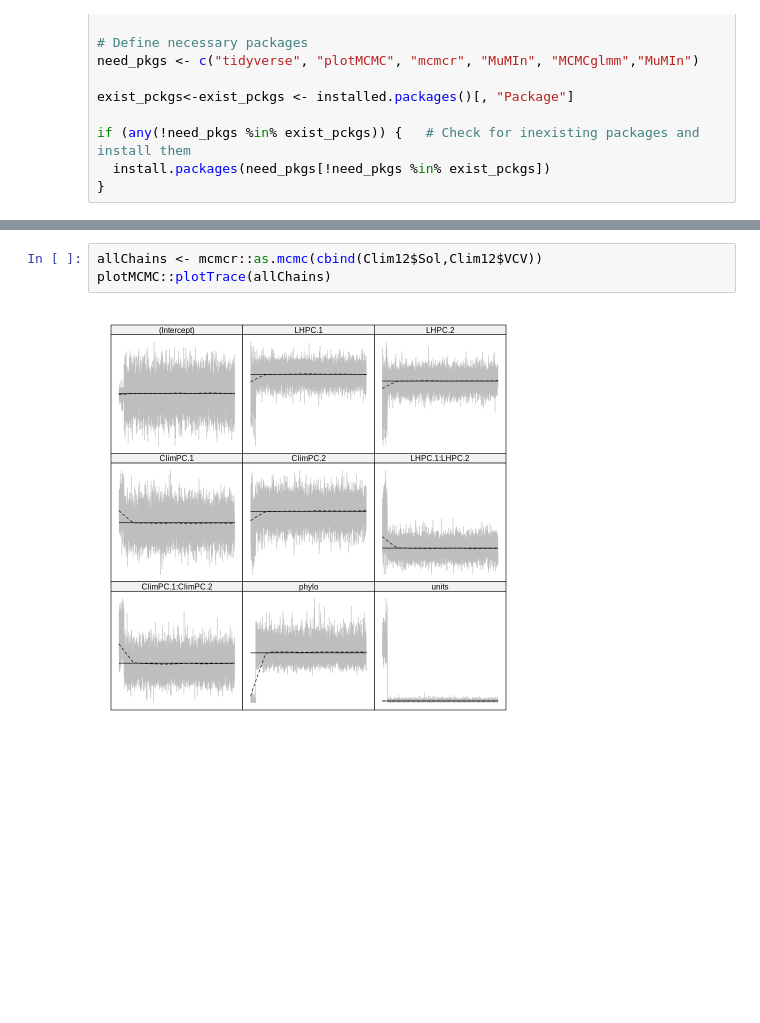
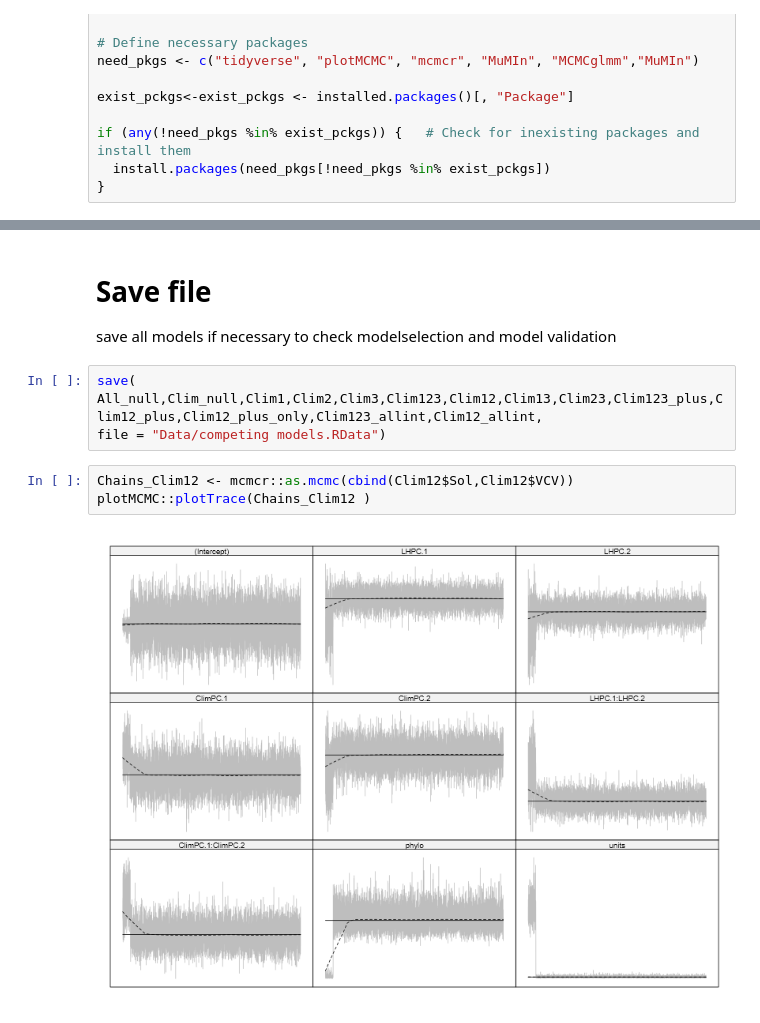
Before and after one commit to Ecosantos/Demogbuff-pops, a Jupyter notebook: 5a - MCMCglmm - Model selection.ipynb, the cells around one changed output, grey strips where cells are left out. Cells and saved outputs as stored; diff of their text form; blank space fills up the shorter version.

```diff
--- a/5a - MCMCglmm - Model selection.ipynb
+++ b/5a - MCMCglmm - Model selection.ipynb
@@ -235,5 +252,12 @@ Signif. codes:  0 ‘***’ 0.001 ‘**’ 0.01 ‘*’ 0.05 ‘.’ 0.1 ‘ ’
+# %% [markdown]
+# Save file
+save all models if necessary to check modelselection and model validation
+# %%
+save(
+All_null,Clim_null,Clim1,Clim2,Clim3,Clim123,Clim12,Clim13,Clim23,Clim123_plus,Clim12_plus,Clim12_plus_only,Clim123_allint,Clim12_allint,
+file = "Data/competing models.RData")
 # %%
-allChains <- mcmcr::as.mcmc(cbind(Clim12$Sol,Clim12$VCV))
-plotMCMC::plotTrace(allChains)
+Chains_Clim12 <- mcmcr::as.mcmc(cbind(Clim12$Sol,Clim12$VCV))
+plotMCMC::plotTrace(Chains_Clim12 )
 # %% [output]
-[figure, old version]
+[figure, new version]
```
Also changed, not shown: parts of 11 cells of this notebook, 18 other files.
